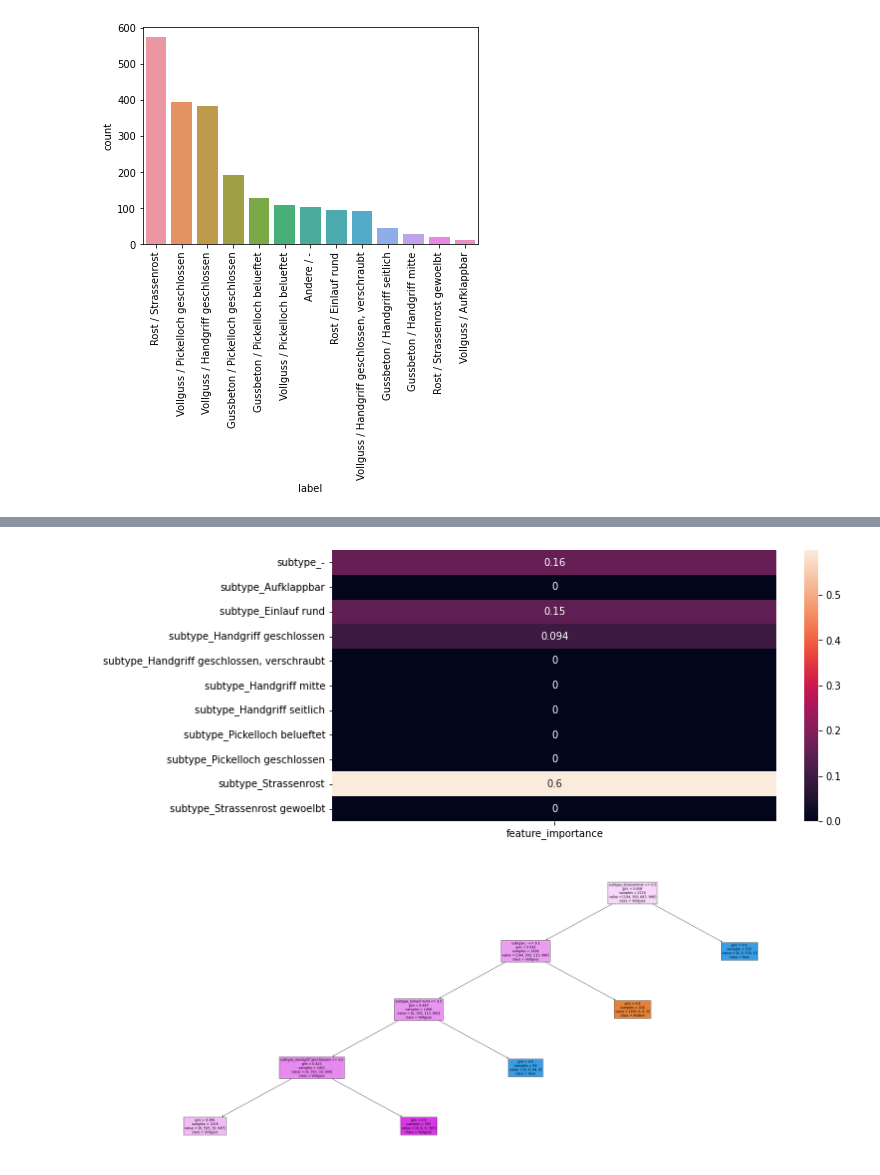
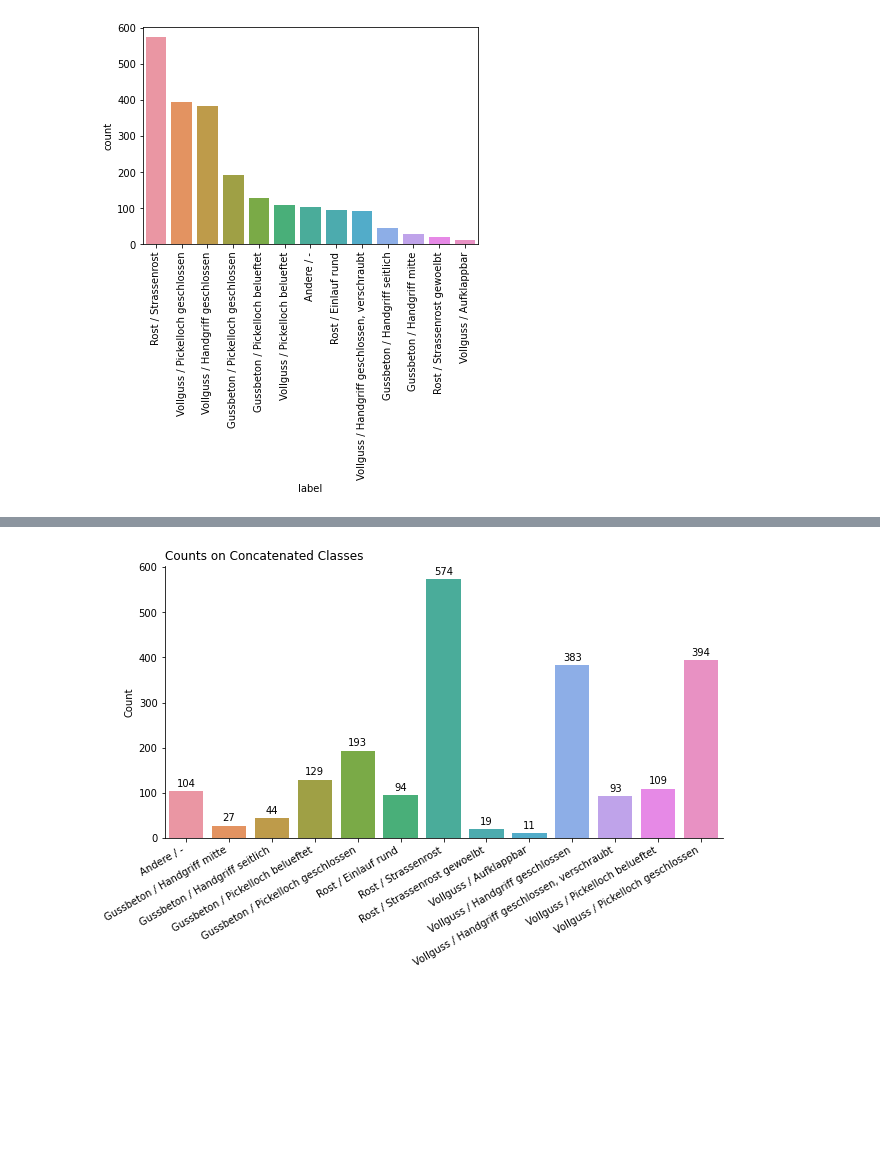
Before and after one commit to FiratSaritas/manhole-cover-classification, a Jupyter notebook: mainfile.ipynb, the cells around one changed output, grey strips where cells are left out. Drawn from its saved outputs; the diff is of its cells as text; code cells hidden in the pictures; blank space fills up the shorter version.

```diff
--- a/mainfile.ipynb
+++ b/mainfile.ipynb
@@ -90,26 +107,18 @@ orig_dt_X
-# %%
-dt_features = pd.Series(dt_model.feature_importances_, index = orig_dt_X.columns, name = 'feature_importance')
-
-plt.figure(figsize = (10, 5))
-sns.heatmap(
-	dt_features.to_frame(),
-	annot = True
-)
-plt.show()
-# %% [output]
-[figure, removed]
-# %%
-from sklearn.tree import plot_tree
-
-plt.figure(figsize = (50, 20))
-plot_tree(
-	dt_model,
-	max_depth = 4,
-	feature_names = orig_dt_X.columns,
-	class_names = dt_model.classes_,
-	filled = True,
-	fontsize = 12
-)
-plt.show()
-# %% [output]
-[figure, removed]
+# %%
+tmp = df.groupby('label').count()['image']
+
+fig = plt.subplots(figsize=(10, 5))
+
+p = sns.barplot(x=tmp.index, y=tmp)
+p.set_xticklabels(labels=p.get_xticklabels(), ha='right', rotation=30)
+p.set_xlabel('')
+p.set_ylabel('Count')
+p.set_title('Counts on Concatenated Classes', loc='left')
+
+for i, val in enumerate(tmp.to_list()):
+    plt.text(x=i, y=val+10, s=str(val), ha='center', )
+
+sns.despine()
+plt.show()
+# %% [output]
+[figure, added]
```
Also changed, not shown: parts of 45 cells of this notebook.
